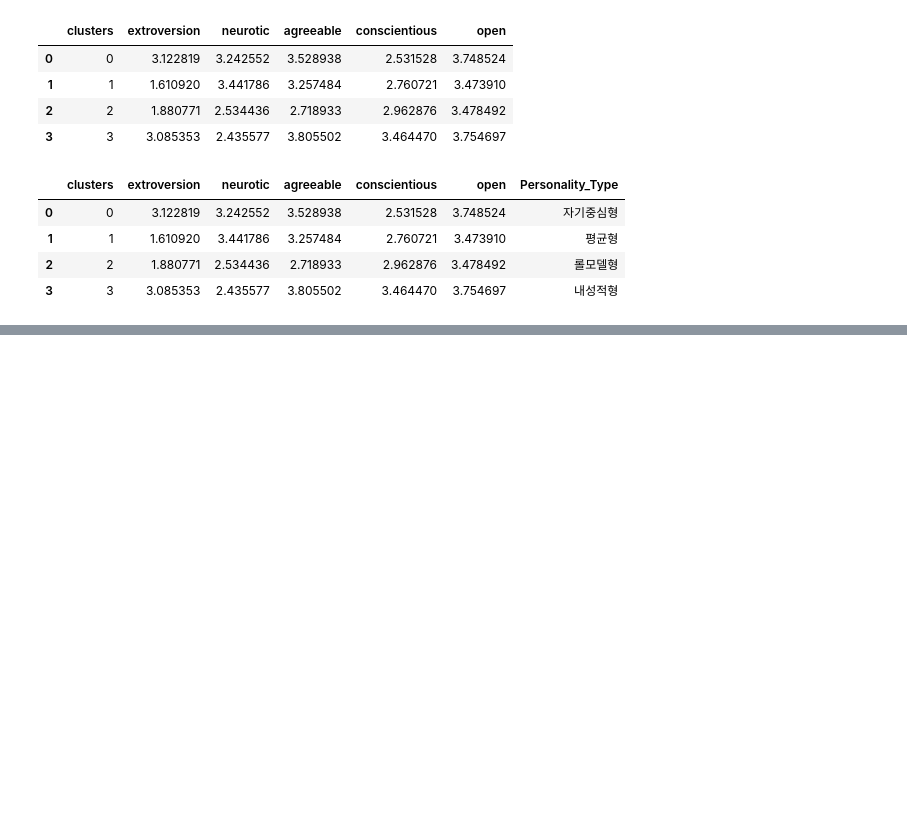
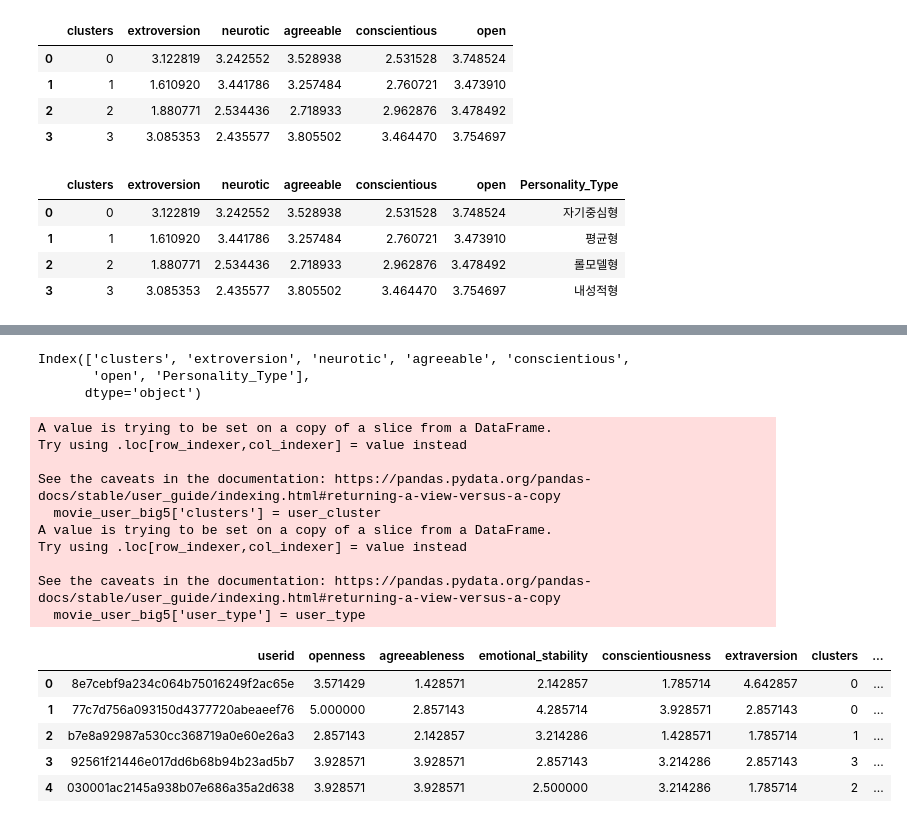
Before and after one commit to SangHui48/zerobase_algorithm_study2, a Jupyter notebook: ML_project/한상희/tproject2.ipynb, the cells around one changed output, grey strips where cells are left out. Drawn from its saved outputs; the diff is of its cells as text; code cells hidden in the pictures; blank space fills up the shorter version.

```diff
--- a/ML_project/한상희/tproject2.ipynb
+++ b/ML_project/한상희/tproject2.ipynb
@@ -394,3 +394,9 @@ personality_result
 | 1 | 1 | 1.610920 | 3.441786 | 3.257484 | 2.760721 | 3.473910 | 평균형 |
 | 2 | 2 | 1.880771 | 2.534436 | 2.718933 | 2.962876 | 3.478492 | 롤모델형 |
 | 3 | 3 | 3.085353 | 2.435577 | 3.805502 | 3.464470 | 3.754697 | 내성적형 |
+# %%
+movie_user_info = pd.read_csv('../방아현/data/2018-personality-data.csv')
+movie_user_info.columns = movie_user_info.columns.str.strip()
+movie_user_big5 = movie_user_info[['userid', 'openness', 'agreeableness', 'emotional_stability',
+		'conscientiousness', 'extraversion']]
+movie_user_big5.head()
@@ -396,0 +422,8 @@ personality_result
+# %%
+movie_user_big5['openness'] = (movie_user_big5['openness'] / 7) *5
+movie_user_big5['agreeableness'] = (movie_user_big5['agreeableness'] / 7) *5
+movie_user_big5['emotional_stability'] = (movie_user_big5['emotional_stability'] / 7) *5
+movie_user_big5['conscientiousness'] = (movie_user_big5['conscientiousness'] / 7) *5
+movie_user_big5['extraversion'] = (movie_user_big5['extraversion'] / 7) *5
+
+movie_user_big5.head()
@@ -396,0 +454,49 @@ personality_result
+# %%
+personality_result.columns
+# %% [output]
+Index(['clusters', 'extroversion', 'neurotic', 'agreeable', 'conscientious',
+       'open', 'Personality_Type'],
+      dtype='object')
+# %%
+user_cluster = []
+user_type = []
+
+for index, row in movie_user_big5.iterrows():
+    distance = []
+    # KNN
+    for p_index, p_row in personality_result.iterrows():
+        openness = (row['openness'] - p_row['open']) ** 2
+        agreeableness = (row['agreeableness'] - p_row['agreeable']) ** 2
+        emotional_stable = (row['emotional_stability'] - p_row['neurotic']) ** 2
+        conscientious = (row['conscientiousness'] - p_row['conscientious']) ** 2
+        extra = (row['extraversion'] - p_row['extroversion']) ** 2
+
+        result = np.sqrt(openness + agreeableness + emotional_stable + conscientious + extra)
+        distance.append((result, p_row['clusters'], p_row['Personality_Type']))
+
+    # distance sort for finding minimum distance
+    distance.sort(key=lambda x: x[0])
+    user_cluster.append(distance[0][1])
+    user_type.append(distance[0][2])
+# %%
+movie_user_big5['clusters'] = user_cluster
+movie_user_big5['user_type'] = user_type
+
+movie_user_big5.head()
+# %% [output]
+A value is trying to be set on a copy of a slice from a DataFrame.
+Try using .loc[row_indexer,col_indexer] = value instead
+
+See the caveats in the documentation: https://pandas.pydata.org/pandas-docs/stable/user_guide/indexing.html#returning-a-view-versus-a-copy
+  movie_user_big5['clusters'] = user_cluster
+A value is trying to be set on a copy of a slice from a DataFrame.
+Try using .loc[row_indexer,col_indexer] = value instead
+
+See the caveats in the documentation: https://pandas.pydata.org/pandas-docs/stable/user_guide/indexing.html#returning-a-view-versus-a-copy
+  movie_user_big5['user_type'] = user_type
+|  | userid | openness | agreeableness | emotional_stability | conscientiousness | extraversion | clusters | ... |
+| 0 | 8e7cebf9a234c064b75016249f2ac65e | 3.571429 | 1.428571 | 2.142857 | 1.785714 | 4.642857 | 0 | ... |
+| 1 | 77c7d756a093150d4377720abeaeef76 | 5.000000 | 2.857143 | 4.285714 | 3.928571 | 2.857143 | 0 | ... |
+| 2 | b7e8a92987a530cc368719a0e60e26a3 | 2.857143 | 2.142857 | 3.214286 | 1.428571 | 1.785714 | 1 | ... |
+| 3 | 92561f21446e017dd6b68b94b23ad5b7 | 3.928571 | 3.928571 | 2.857143 | 3.214286 | 2.857143 | 3 | ... |
+| 4 | 030001ac2145a938b07e686a35a2d638 | 3.928571 | 3.928571 | 2.500000 | 3.214286 | 1.785714 | 2 | ... |
```
Also changed, not shown: parts of 4 cells of this notebook.
